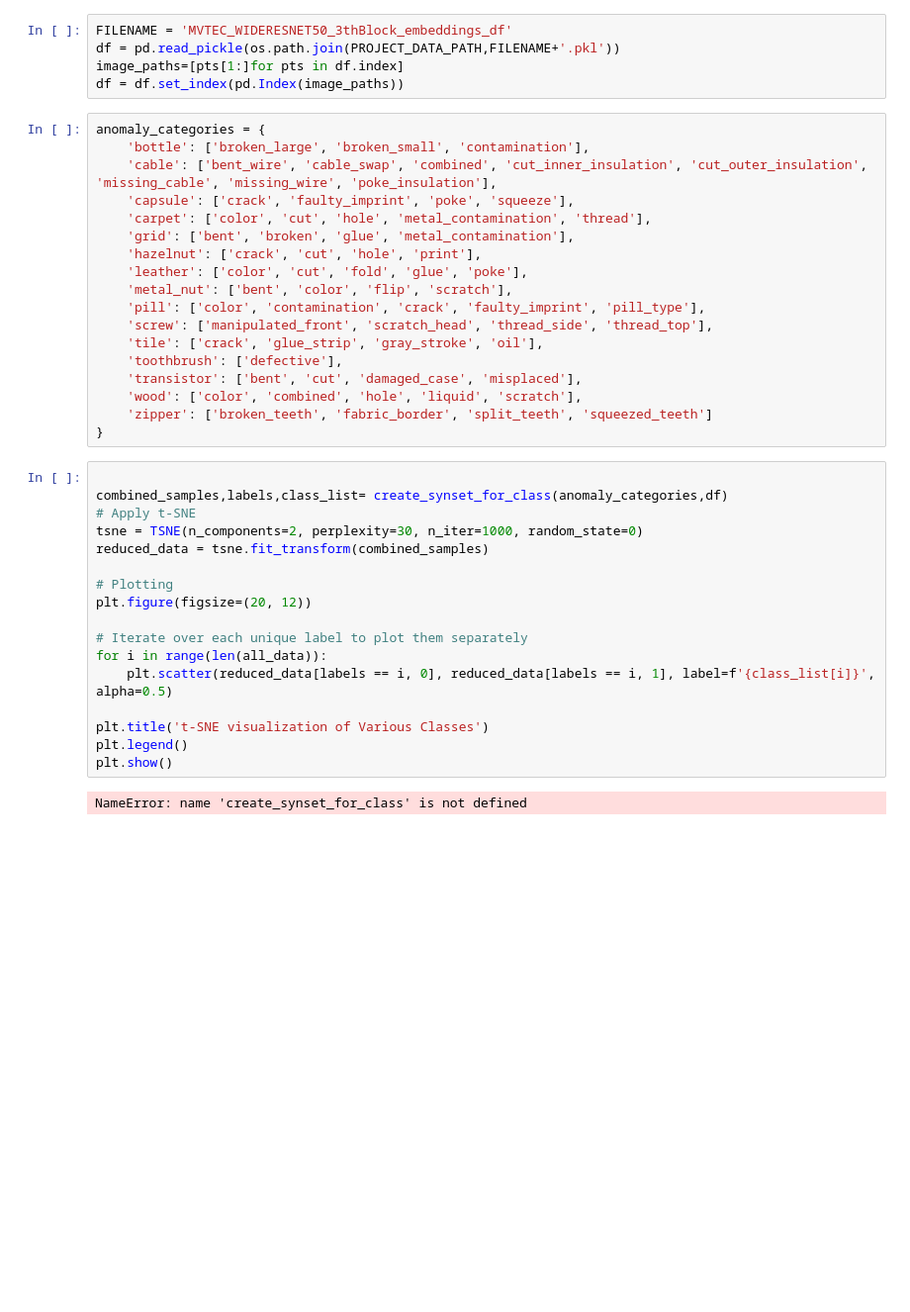
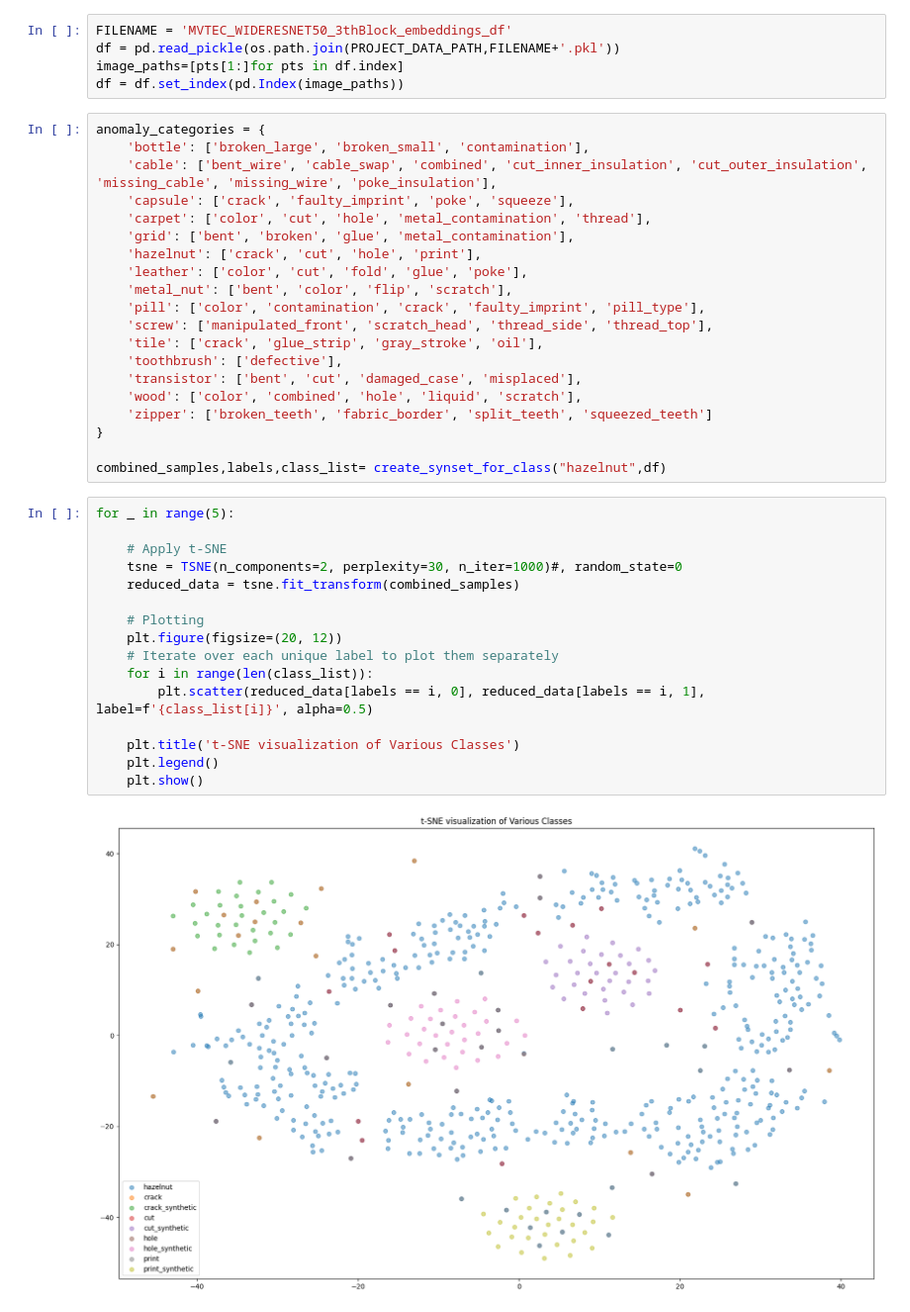
Before and after one commit to buehlpa/MVTec_Visualizer, a Jupyter notebook: workspace/mvtec_WIDERESNET50_syntheticAnomalies.ipynb, the cells around one changed output. Shown: that part at 99% size. Cells and saved outputs as stored; diff of their text form; blank space fills up the shorter version.

```diff
--- a/workspace/mvtec_WIDERESNET50_syntheticAnomalies.ipynb
+++ b/workspace/mvtec_WIDERESNET50_syntheticAnomalies.ipynb
@@ -42,22 +42,23 @@ anomaly_categories = {
     'wood': ['color', 'combined', 'hole', 'liquid', 'scratch'],
     'zipper': ['broken_teeth', 'fabric_border', 'split_teeth', 'squeezed_teeth']
 }
+
+combined_samples,labels,class_list= create_synset_for_class("hazelnut",df)
 # %%
+for _ in range(5):
 
-combined_samples,labels,class_list= create_synset_for_class(anomaly_categories,df)
-# Apply t-SNE
-tsne = TSNE(n_components=2, perplexity=30, n_iter=1000, random_state=0)
-reduced_data = tsne.fit_transform(combined_samples)
+    # Apply t-SNE
+    tsne = TSNE(n_components=2, perplexity=30, n_iter=1000)#, random_state=0
+    reduced_data = tsne.fit_transform(combined_samples)
 
-# Plotting
-plt.figure(figsize=(20, 12))
+    # Plotting
+    plt.figure(figsize=(20, 12))
+    # Iterate over each unique label to plot them separately
+    for i in range(len(class_list)):
+        plt.scatter(reduced_data[labels == i, 0], reduced_data[labels == i, 1], label=f'{class_list[i]}', alpha=0.5)
 
-# Iterate over each unique label to plot them separately
-for i in range(len(all_data)):
-    plt.scatter(reduced_data[labels == i, 0], reduced_data[labels == i, 1], label=f'{class_list[i]}', alpha=0.5)
-
-plt.title('t-SNE visualization of Various Classes')
-plt.legend()
-plt.show()
+    plt.title('t-SNE visualization of Various Classes')
+    plt.legend()
+    plt.show()
 # %% [output]
-NameError: name 'create_synset_for_class' is not defined
+[figure, added]
```
Also changed, not shown: parts of 2 cells of this notebook, 1 other file.
